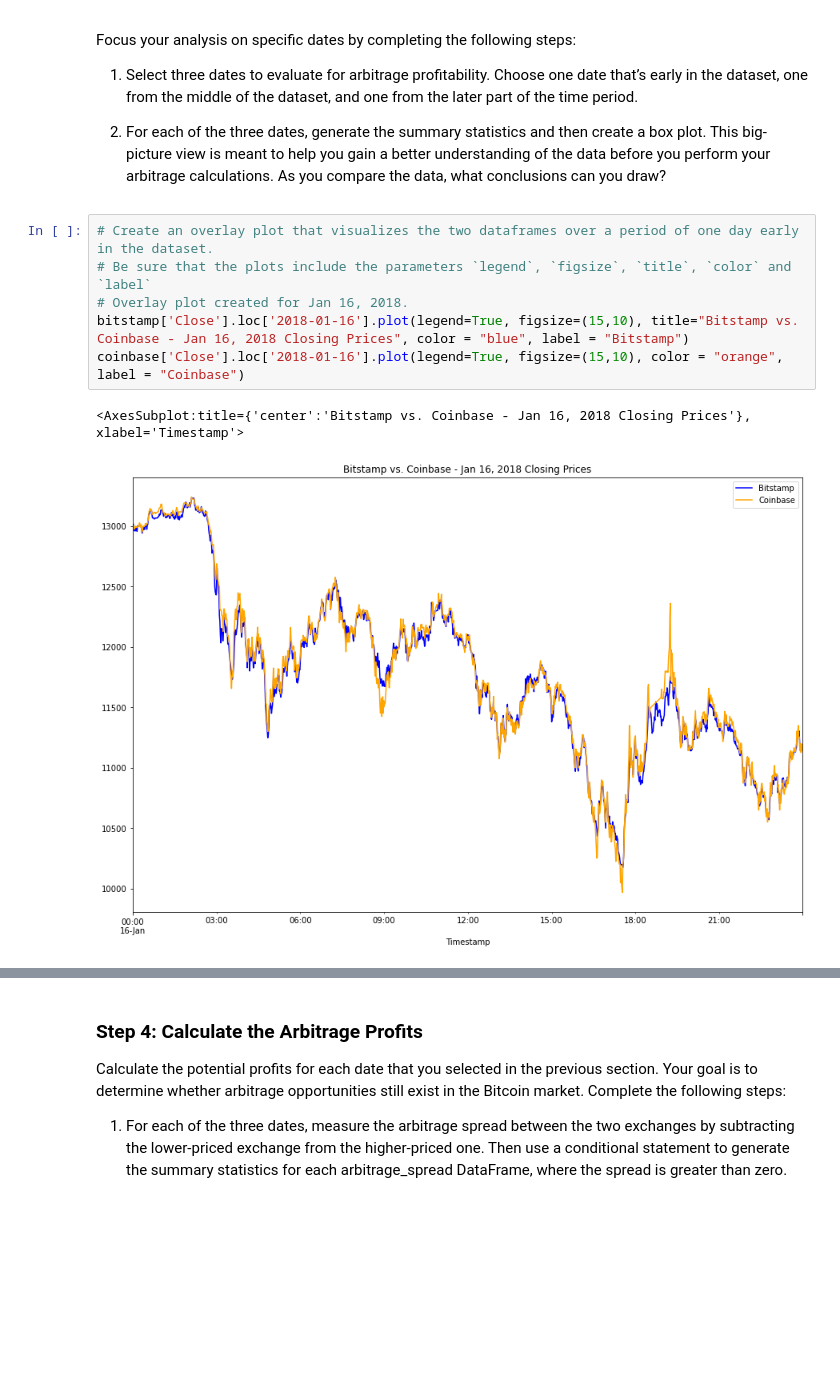
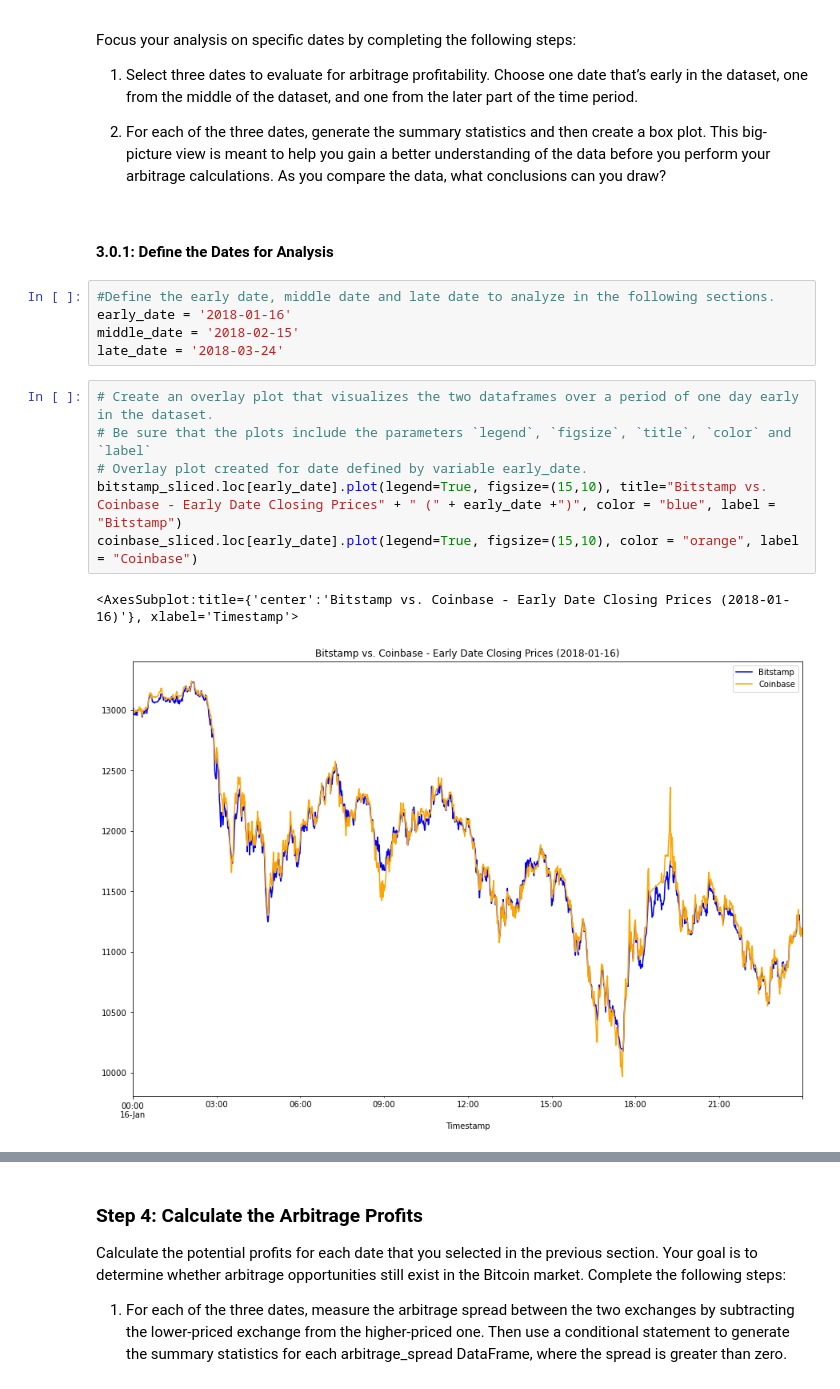
Before and after one commit to joshuacreveling/Module_3_Challenge_Assignment, a Jupyter notebook: crypto_arbitrage.ipynb, the cells around one changed output, grey strips where cells are left out. Drawn from its saved outputs; the diff is of its cells as text; blank space fills up the shorter version.

```diff
--- a/crypto_arbitrage.ipynb
+++ b/crypto_arbitrage.ipynb
@@ -360,15 +361,22 @@ Focus your analysis on specific dates by completing the following steps:
 1. Select three dates to evaluate for arbitrage profitability. Choose one date that’s early in the dataset, one from the middle of the dataset, and one from the later part of the time period.
 
 2. For each of the three dates, generate the summary statistics and then create a box plot. This big-picture view is meant to help you gain a better understanding of the data before you perform your arbitrage calculations. As you compare the data, what conclusions can you draw?
+# %% [markdown]
+#### 3.0.1: Define the Dates for Analysis
+# %%
+#Define the early date, middle date and late date to analyze in the following sections.
+early_date = '2018-01-16'
+middle_date = '2018-02-15'
+late_date = '2018-03-24'
 # %%
 # Create an overlay plot that visualizes the two dataframes over a period of one day early in the dataset.
 # Be sure that the plots include the parameters `legend`, `figsize`, `title`, `color` and `label`
-# Overlay plot created for Jan 16, 2018.
-bitstamp['Close'].loc['2018-01-16'].plot(legend=True, figsize=(15,10), title="Bitstamp vs. Coinbase - Jan 16, 2018 Closing Prices", color = "blue", label = "Bitstamp")
-coinbase['Close'].loc['2018-01-16'].plot(legend=True, figsize=(15,10), color = "orange", label = "Coinbase")
+# Overlay plot created for date defined by variable early_date.
+bitstamp_sliced.loc[early_date].plot(legend=True, figsize=(15,10), title="Bitstamp vs. Coinbase - Early Date Closing Prices" + " (" + early_date +")", color = "blue", label = "Bitstamp")
+coinbase_sliced.loc[early_date].plot(legend=True, figsize=(15,10), color = "orange", label = "Coinbase")
 # %% [output]
-<AxesSubplot:title={'center':'Bitstamp vs. Coinbase - Jan 16, 2018 Closing Prices'}, xlabel='Timestamp'>
+<AxesSubplot:title={'center':'Bitstamp vs. Coinbase - Early Date Closing Prices (2018-01-16)'}, xlabel='Timestamp'>
-[figure, old version]
+[figure, new version]
 # %%
 # Using the early date that you have selected, calculate the arbitrage spread
 # by subtracting the bitstamp lower closing prices from the coinbase higher closing prices
```
Also changed, not shown: parts of 70 cells of this notebook.
